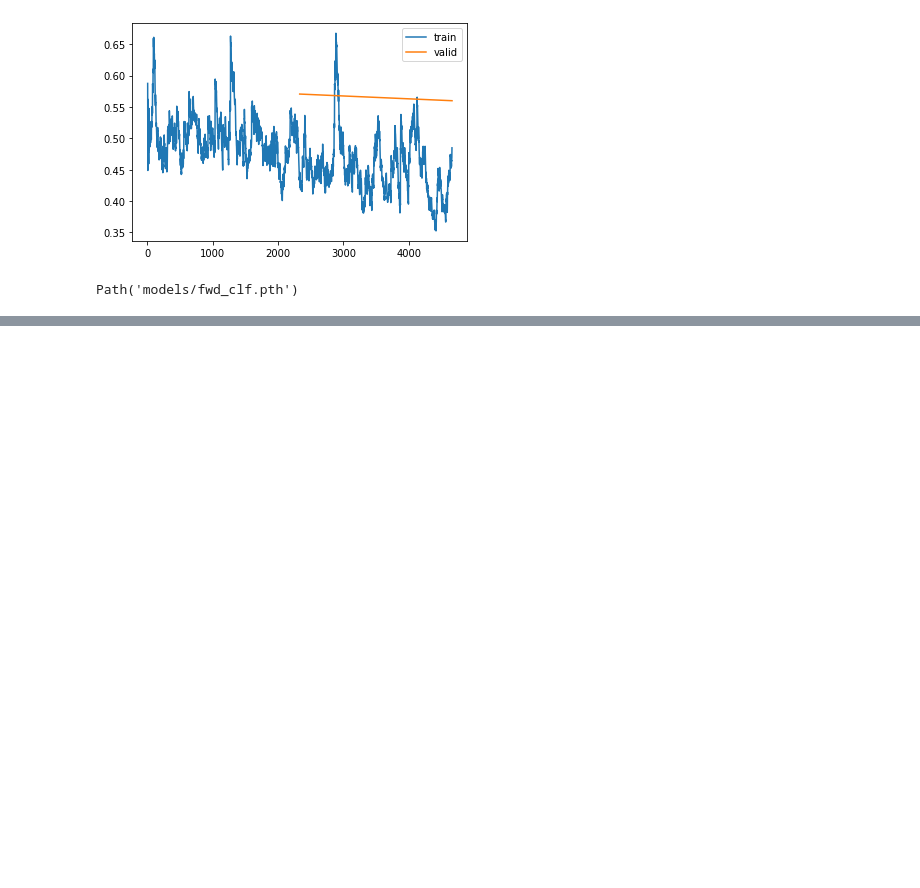
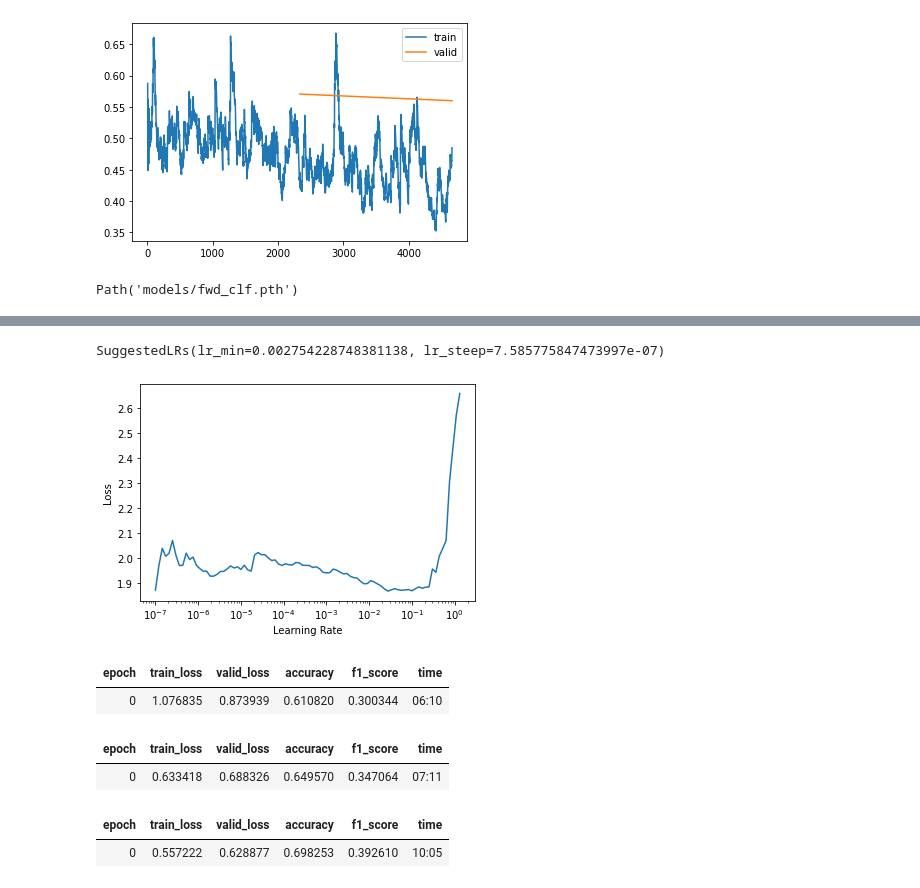
Before and after one commit to peluz/victor-visual-text, a Jupyter notebook: train_text_ulmfit.ipynb, the cells around one changed output, grey strips where cells are left out. Drawn from its saved outputs; the diff is of its cells as text; code cells hidden in the pictures; blank space fills up the shorter version.

```diff
--- a/train_text_ulmfit.ipynb
+++ b/train_text_ulmfit.ipynb
@@ -465,2 +569,8 @@ Path('models/fwd_clf.pth')
 # %%
 learn.load("bwd_clf")
+# %%
+learn = text_classifier_learner(dls_bwd, AWD_LSTM, path=Path("."), drop_mult=1.,
+                                loss_func=CrossEntropyLossFlat(weight=class_weights),
+                                metrics=[accuracy, f1])
+# %%
+learn.load_encoder("lstm_lm_1E+3E+3E_enc_bwd")
@@ -466,0 +602,3 @@ learn.load("bwd_clf")
+# %%
+learn.lr_find()
+# %% [output]
@@ -466,0 +606,19 @@ learn.load("bwd_clf")
+SuggestedLRs(lr_min=0.002754228748381138, lr_steep=7.585775847473997e-07)
+[figure, added]
+# %%
+learn.fit_one_cycle(1, 2e-2)
+# %% [output]
+| epoch | train_loss | valid_loss | accuracy | f1_score | time |
+| 0 | 1.076835 | 0.873939 | 0.610820 | 0.300344 | 06:10 |
+# %%
+learn.freeze_to(-2)
+learn.fit_one_cycle(1, slice(1e-2/(2.6**4),1e-2))
+# %% [output]
+| epoch | train_loss | valid_loss | accuracy | f1_score | time |
+| 0 | 0.633418 | 0.688326 | 0.649570 | 0.347064 | 07:11 |
+# %%
+learn.freeze_to(-3)
+learn.fit_one_cycle(1, slice(5e-3/(2.6**4),5e-3))
+# %% [output]
+| epoch | train_loss | valid_loss | accuracy | f1_score | time |
+| 0 | 0.557222 | 0.628877 | 0.698253 | 0.392610 | 10:05 |
```
Also changed, not shown: parts of 28 cells of this notebook, 2 other files.
